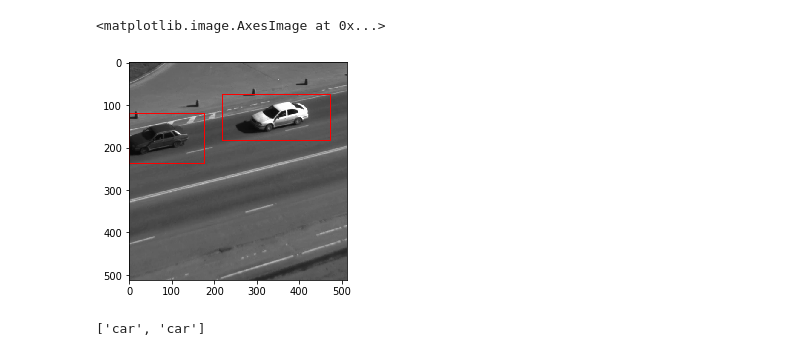
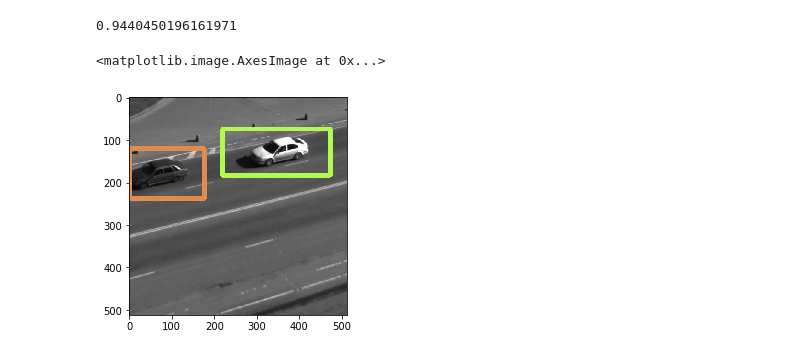
Before and after one commit to 7rick03ligh7/IBM_Smart_View, a Jupyter notebook: Solution.ipynb, the cells around one changed output. Cells and saved outputs as stored; diff of their text form; code cells hidden in the pictures.

```diff
--- a/Solution.ipynb
+++ b/Solution.ipynb
@@ -107,0 +140,12 @@ cap = cv2.VideoCapture(videofile)
+# %%
+get_iou((303, 134, 107, 254),(303, 129, 109, 253))
+# %% [output]
+0.9440450196161971
+# %%
+def getbbox_p1p2(pred):
+    c1 = tuple(map(lambda x: int(x.item()*1.6), tuple(pred[1:3].int())))
+    c2 = tuple(map(lambda x: int(x.item()*1.6), tuple(pred[3:5].int())))
+    bbox = c1+c2
+    bbox = [x if x>0 else 0 for x in bbox]
+    bbox = [x if x<511 else 511 for x in bbox]
+    return bbox
@@ -108,35 +159,44 @@ cap = cv2.VideoCapture(videofile)
+# %%
+def draw_trackers(frame):
+    for tracker in trackers.values():
+        bbox = tracker['bbox']
+        color = tracker['color']
+        frame = cv2.rectangle(frame, tuple(bbox[0:2]), tuple(bbox[2:4]), color, 10, 1)
+    return frame
 # %%
+global_track_id_cnt = 0
+nms_conf = 0.5
+confidence = 0.5
+
+trackers = dict(dict())
+
 videofile = './Novgorod_2019-04-05-15_15_00.mp4'
 cap = cv2.VideoCapture(videofile)
 
 ret, frame = cap.read()
 frame = frame[1500:2500,1500:2500]
 frame = cv2.resize(frame, dsize=(512, 512), interpolation=cv2.INTER_CUBIC)
 img = (torch.FloatTensor(frame).permute(2,0,1).unsqueeze(0)/255).cuda()
 
 with torch.no_grad():
     prediction = model(img, CUDA)
-prediction = write_results(prediction.cuda(), confidence, num_classes, nms = True, nms_conf = nms_thesh)
+prediction = write_results(prediction.cuda(), confidence, num_classes, nms = True, nms_conf = nms_conf)
 
-trackers = []
-bboxes = []
-for pred in prediction:
-    tracker = cv2.TrackerKCF_create()
-    trackers.append(tracker)
+for i,pred in enumerate(prediction):
+    tracker = cv2.TrackerMOSSE_create()
+    bbox = getbbox_p1p2(pred)
+    tracker.init(frame, (bbox[0], bbox[1], bbox[2]-bbox[0], bbox[3]-bbox[1]))
 
-    c1 = tuple(map(lambda x: int(x.item()*1.6), tuple(pred[1:3].int())))
-    c2 = tuple(map(lambda x: int(x.item()*1.6), tuple(pred[3:5].int())))
-    bbox = c1+c2
-    bbox = [x if x>0 else 0 for x in bbox]
-    bbox = [x if x<511 else 511 for x in bbox]
-    bboxes.append(bbox)
-    tracker.init(frame, (bbox[0], bbox[1], bbox[2]-bbox[0], bbox[3]-bbox[1]))
-    frame = cv2.rectangle(frame, tuple(bbox[0:2]), tuple(bbox[2:4]), (255,0,0), 2, 1)
+    global_track_id_cnt += 1
+
+    trc = {}
+    trc['tracker'] = tracker
+    trc['bbox']  = bbox
+    trc['color'] = tuple([np.random.randint(0,255) for i in range(3)])
+    trackers[global_track_id_cnt] = trc
+    frame = draw_trackers(frame)
+
 plt.imshow(frame)
 # %% [output]
 <matplotlib.image.AxesImage at 0x...>
-[figure, old version]
+[figure, new version]
-# %%
-[classes[int(x[-1])] for x in prediction if int(x[0]) == 0]
-# %% [output]
-['car', 'car']
```
Also changed, not shown: parts of 13 cells of this notebook, 1 other file.
